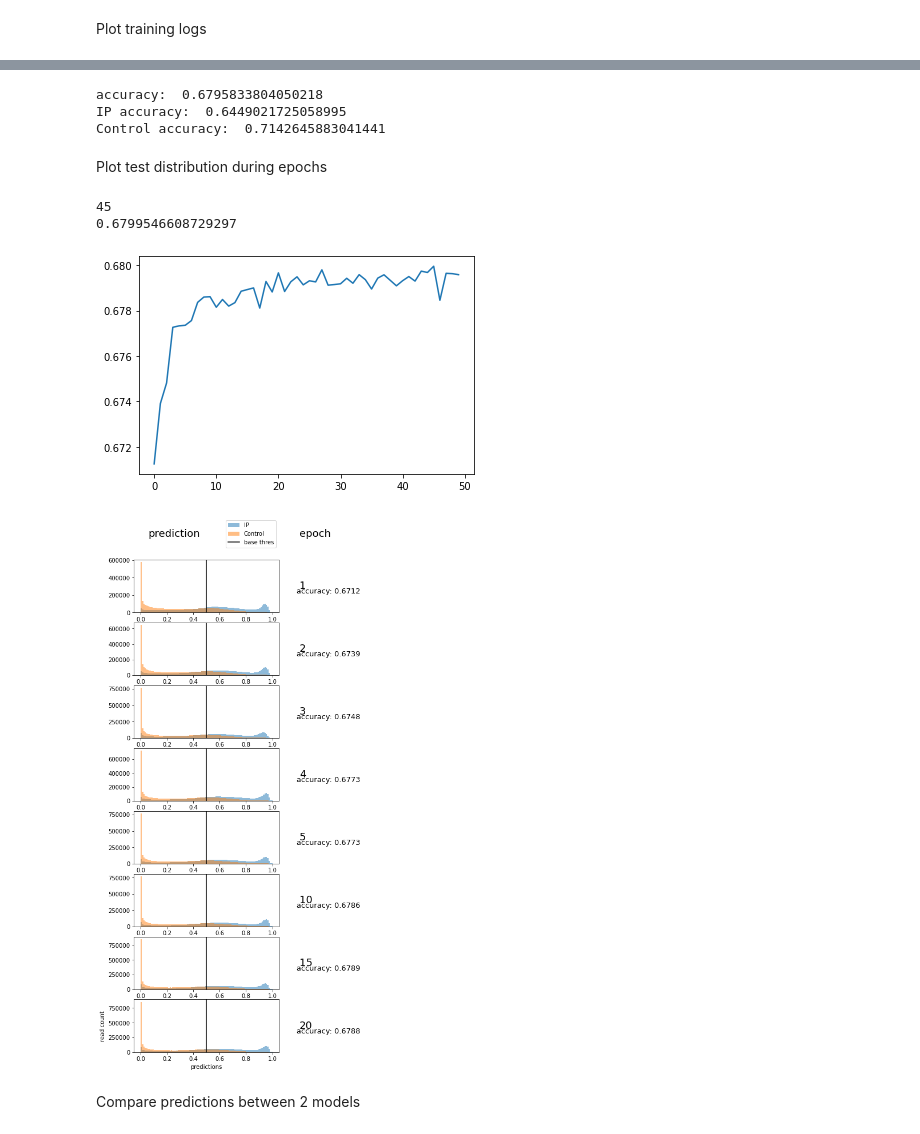
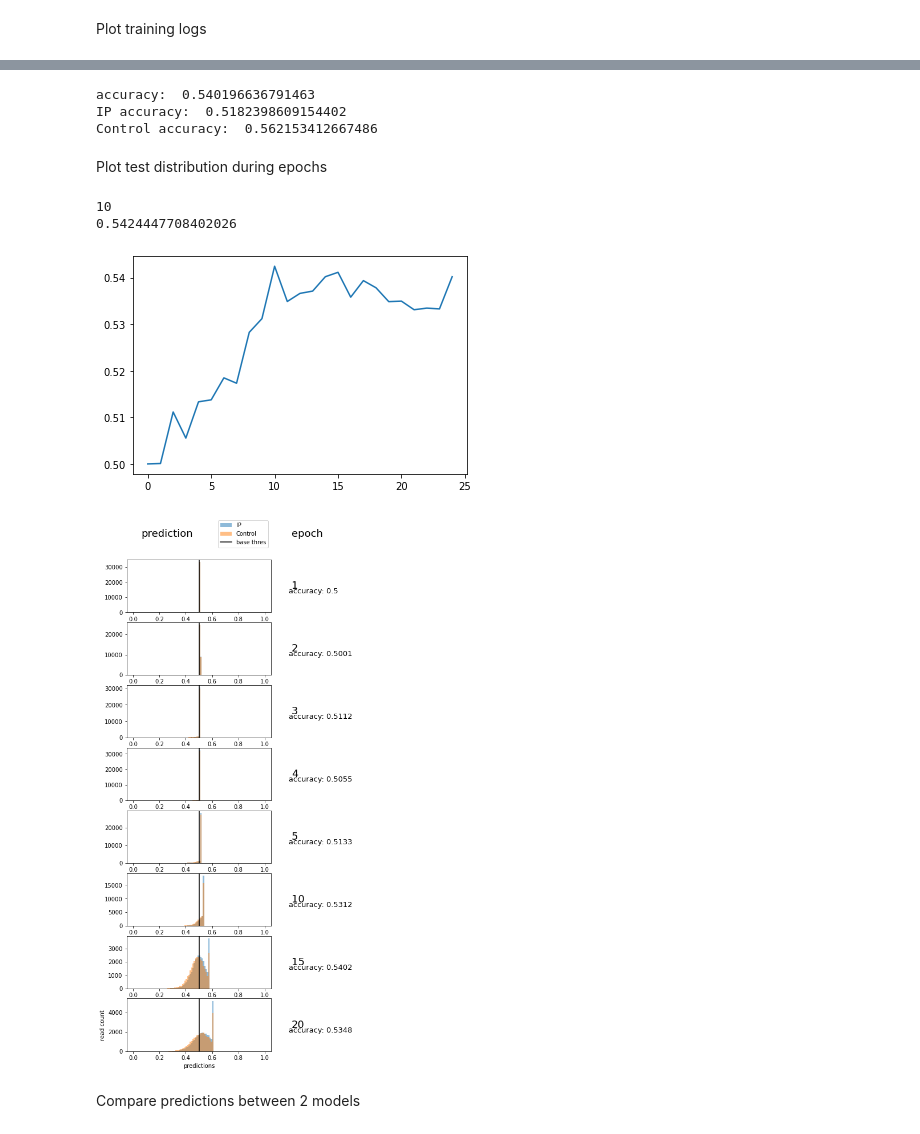
Before and after one commit to Alexwestbrook/mnhn-internship_DeepCNN_ChIP-seq, a Jupyter notebook: plot_distributions.ipynb, the cells around one changed output, grey strips where cells are left out. Saved outputs shown, nothing was run; the diff lists cells and outputs as text; code cells hidden in the pictures.

```diff
--- a/plot_distributions.ipynb
+++ b/plot_distributions.ipynb
@@ -75,7 +75,7 @@ print(dico)
 with np.load(f'{data_dir}/H3K9me3/dataset30M.npz') as f:
     reads = f['x_test']
 # %%
-with np.load(f'{data_dir}/CENPT/raw_data/IP_reads.npz') as f:
+with np.load(f'{data_dir}/H3K27ac/raw_data/Control_reads.npz') as f:
     reads = f['reads']
 print(reads.shape)
 sequences = utils.remove_reads_with_N(reads, tolerance=0)
@@ -168,10 +169,10 @@ pos_train: 155686 pos_valid 33361 pos_test 33361
 # %% [markdown]
 Plot test distribution
 # %%
-data = 'H3K27ac'
-dataset_name = 'dataset4'
-model_name = 'model_inception2.2'
-load_hist = True
+data = 'Bombyx'
+dataset_name = 'dataset3'
+model_name = 'model_inception2.1'
+load_hist = False
 hist_file = f'distrib_{model_name}_test_hist100000'
 relabeled = False
 new_labels = 'dataset_rel55'
@@ -203,7 +204,8 @@ else:
                 predIP = f['predIP']
                 predControl = f['predControl']
     accuracy = (len(predIP[predIP > 0.5]) + len(predControl[predControl < 0.5])) / (len(predIP) + len(predControl))
-    n_bins=100000
+    print(np.max(predIP), np.max(predControl))
+    n_bins = 100
     histIP, bins = np.histogram(predIP, bins=n_bins, range=(0, 1))
     histControl = np.histogram(predControl, bins=n_bins, range=(0, 1))[0]
 
@@ -232,7 +234,7 @@ for nrow in range(1,3):
 
     if not load_hist:
         ax0.axvline(x=0.5, color='black', label='t0.5')
-        thres = 0.81
+        thres = 0.57
         ax0.axvline(x=thres, color='red', label=f't{thres}')
 
     ax1 = plt.subplot(gs[nrow, 1])
@@ -328,16 +331,15 @@ print('accuracy: ', (IP_accuracy + Control_accuracy) / 2)
 print('IP accuracy: ', IP_accuracy)
 print('Control accuracy: ', Control_accuracy)
 # %% [output]
-accuracy:  0.6795833804050218
-IP accuracy:  0.6449021725058995
-Control accuracy:  0.7142645883041441
+accuracy:  0.540196636791463
+IP accuracy:  0.5182398609154402
+Control accuracy:  0.562153412667486
 # %% [markdown]
 Plot test distribution during epochs
 # %%
-data = 'H3K27ac'
-dataset_name = 'dataset4'
-model_name = 'model_inception3.0rew'
-model_name2 = 'model_inception2.2'
+data = 'Bombyx'
+dataset_name = 'dataset3'
+model_name = 'model_inception2.1'
 new_labels = 'dataset_rel55'
 relabeled = False
 preds = np.load(f'{data_dir}/{data}/Trainedmodels/{model_name}/eval_epochs.npy')
@@ -382,37 +384,37 @@ ax1_top = plt.subplot(gs[0, 1])
 label_col1 = 'epoch'
 ax1_top.annotate(label_col1, (0.1, 0.5), xycoords='axes fraction', va='center', fontsize=18)
 ax1_top.axis('off')
 
 nrow = 1
 for epoch in epochs:
     ax0 = plt.subplot(gs[nrow, 0])
     ax0.hist(predsIP[epoch], bins=100, label='IP', alpha=0.5, range=(0,1))
     ax0.hist(predsControl[epoch], bins=100, label='Control', alpha=0.5, range=(0,1))
     ax0.axvline(x=0.5, color='black', label='base thres')
     # ax0.set_yscale('log')
 
     ax1 = plt.subplot(gs[nrow, 1])
     label = f'{epoch+1}'
     ax1.annotate(label, (0.1, 0.5), xycoords='axes fraction', va='center', fontsize=18)
     ax1.annotate(f'accuracy: {round(accuracys[epoch], 4)}', (0, 0.4), xycoords='axes fraction', va='center', fontsize=13)
     ax1.axis('off')
 
     nrow += 1
 
 handles, labels = ax0.get_legend_handles_labels()
 ax0_top.legend(handles, labels, loc='right')
 ax0.set_xlabel("predictions")
 ax0.set_ylabel("read count")
 if not os.path.isdir(f'{writing_dir}/{data}/results/{model_name}'):
     os.makedirs(f'{writing_dir}/{data}/results/{model_name}/')
 plt.savefig(f'{writing_dir}/{data}/results/{model_name}/distrib_{model_name}_test_epochs.png', bbox_inches='tight')
 plt.show()
 plt.close()
 # %% [output]
-45
-0.6799546608729297
+10
+0.5424447708402026
-[figure, old version]
+[figure, new version]
-[figure, old version]
+[figure, new version]
 # %% [markdown]
 Compare predictions between 2 models
 # %%
```
Also changed, not shown: parts of 6 cells of this notebook.
